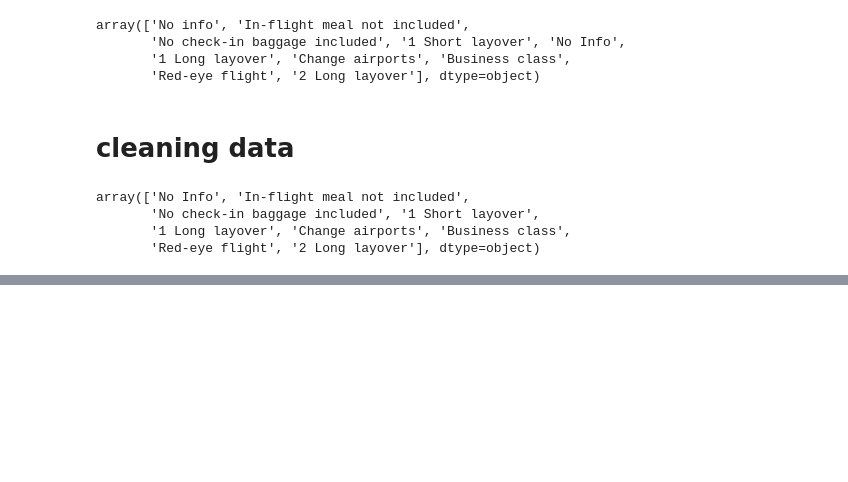
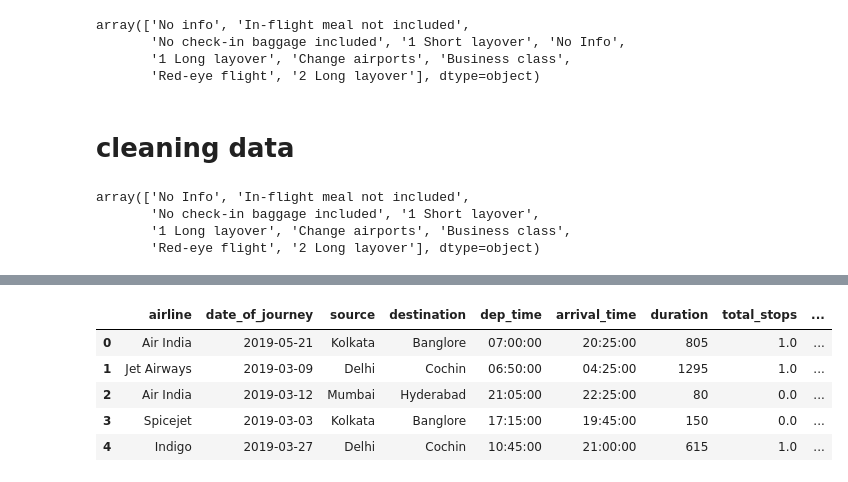
Before and after one commit to OptimisedLEarning/SAGEMAKER_Flight_price-_prediction, a Jupyter notebook: notebook/cleaning.ipynb, the cells around one changed output, grey strips where cells are left out. Drawn from its saved outputs; the diff is of its cells as text; code cells hidden in the pictures; blank space fills up the shorter version.

```diff
--- a/notebook/cleaning.ipynb
+++ b/notebook/cleaning.ipynb
@@ -471,0 +528,9 @@ array(['No Info', 'In-flight meal not included',
+# %%
+export_data(x_test,y_test,"test")
+# %% [output]
+|  | airline | date_of_journey | source | destination | dep_time | arrival_time | duration | total_stops | ... |
+| 0 | Air India | 2019-05-21 | Kolkata | Banglore | 07:00:00 | 20:25:00 | 805 | 1.0 | ... |
+| 1 | Jet Airways | 2019-03-09 | Delhi | Cochin | 06:50:00 | 04:25:00 | 1295 | 1.0 | ... |
+| 2 | Air India | 2019-03-12 | Mumbai | Hyderabad | 21:05:00 | 22:25:00 | 80 | 0.0 | ... |
+| 3 | Spicejet | 2019-03-03 | Kolkata | Banglore | 17:15:00 | 19:45:00 | 150 | 0.0 | ... |
+| 4 | Indigo | 2019-03-27 | Delhi | Cochin | 10:45:00 | 21:00:00 | 615 | 1.0 | ... |
```
Also changed, not shown: parts of 10 cells of this notebook, 3 other files.
